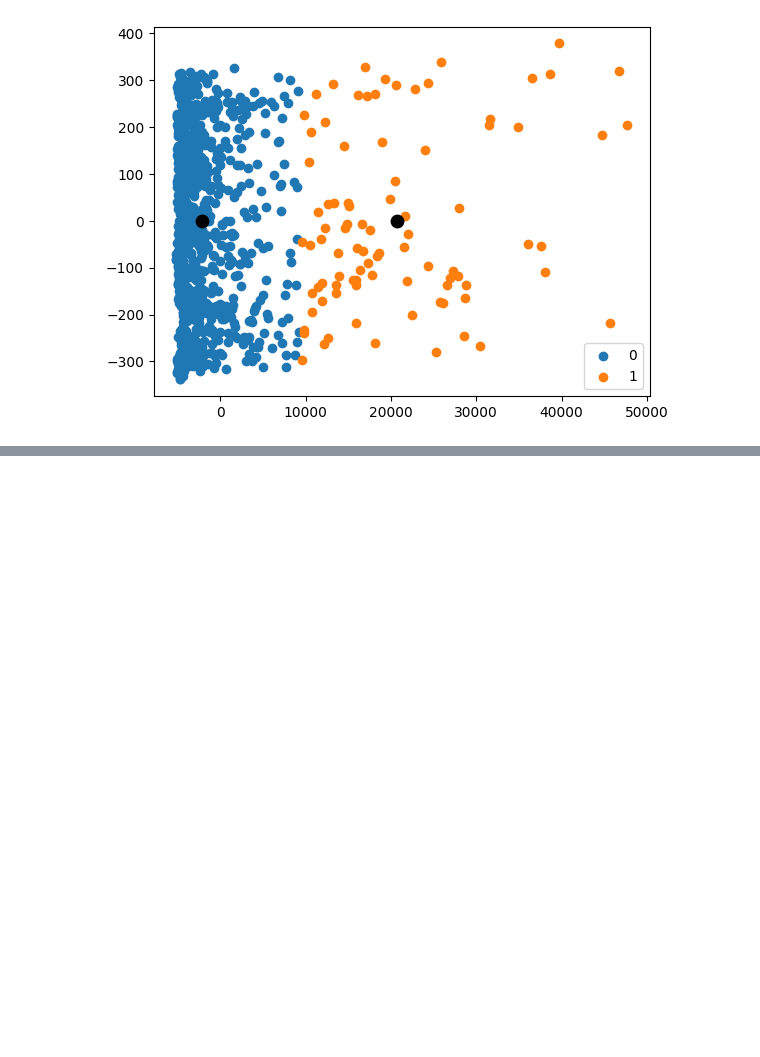
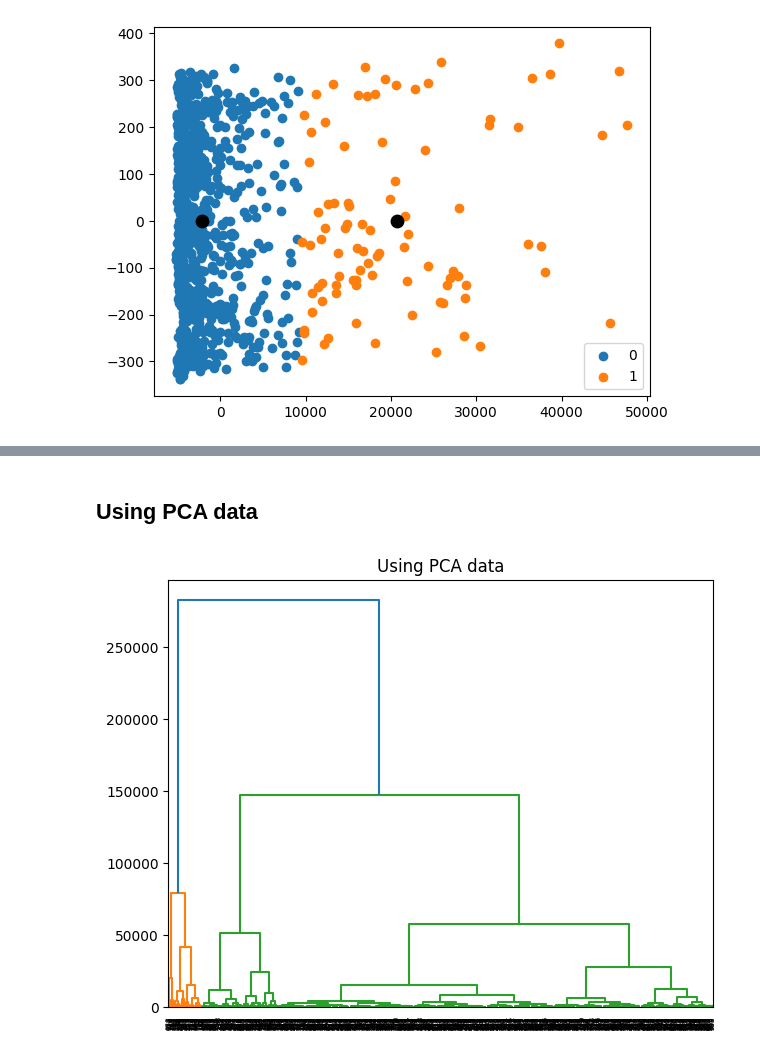
Before and after one commit to bauer318/bmstu-neuro-fuzzy-systems, a Jupyter notebook: lw01.ipynb, the cells around one changed output, grey strips where cells are left out. Cells and saved outputs as stored; diff of their text form; code cells hidden in the pictures; blank space fills up the shorter version.

```diff
--- a/lw01.ipynb
+++ b/lw01.ipynb
@@ -216,0 +217,2 @@ plt.show()
+# %%
+x_pca = pca.fit_transform(X)
@@ -216,0 +230,10 @@ plt.show()
+# %% [markdown]
+## Using PCA data
+# %%
+linkage_data = linkage(x_pca, method = 'ward', metric = 'euclidean')
+dendrogram(linkage_data)
+plt.tight_layout()
+plt.title('Using PCA data')
+plt.show()
+# %% [output]
+[figure, added]
```
Also changed, not shown: parts of 8 cells of this notebook, 1 other file.
